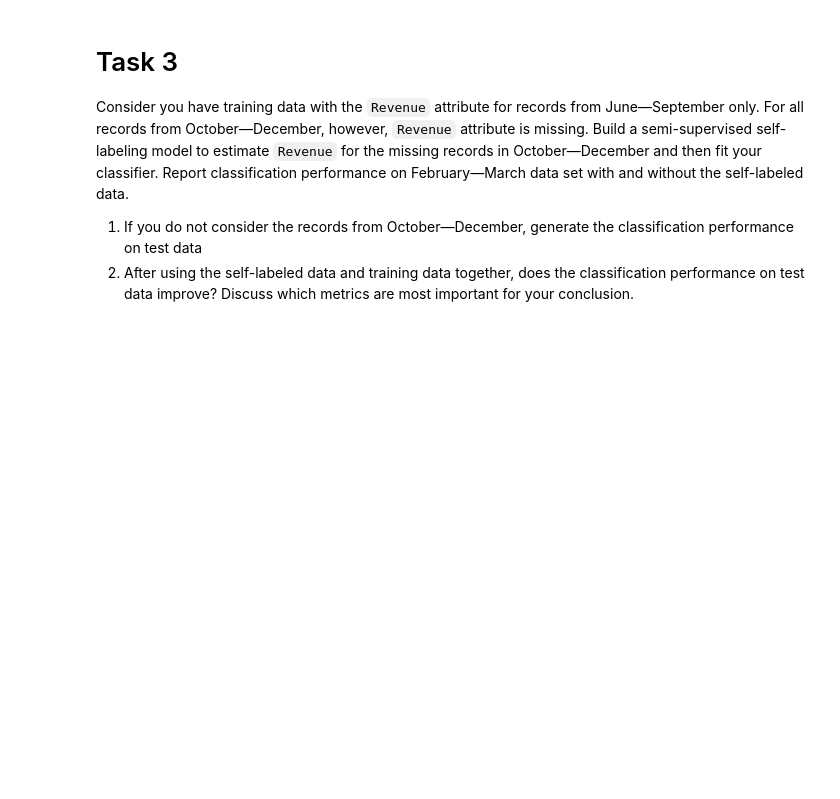
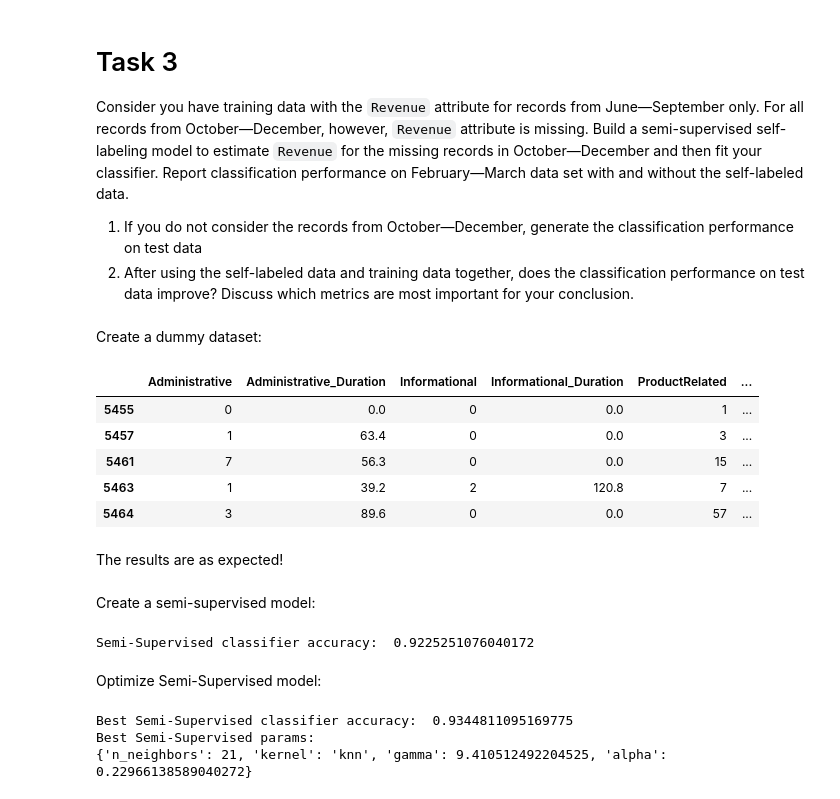
Before and after one commit to sangnguyens/machine-learning-engineer, a Jupyter notebook: assignments/midterm/nb/midterm-assignments-v0.ipynb, the cells around one changed output. Cells and saved outputs as stored; diff of their text form; code cells hidden in the pictures; blank space fills up the shorter version.

```diff
--- a/assignments/midterm/nb/midterm-assignments-v0.ipynb
+++ b/assignments/midterm/nb/midterm-assignments-v0.ipynb
@@ -509,3 +546,63 @@ Consider you have training data with the `Revenue` attribute for records from Ju
 
 1. If you do not consider the records from October—December, generate the classification performance on test data
 2. After using the self-labeled data and training data together, does the classification performance on test data improve? Discuss which metrics are most important for your conclusion.
+# %% [markdown]
+Create a dummy dataset:
+# %%
+# make dummy labels
+semi_train_data = train_data.copy()
+for i in semi_train_data.index:
+    if semi_train_data.loc[i, "Month"] > 9:
+        semi_train_data.loc[i, "Revenue"] = -1
+
+semi_train_data[semi_train_data["Month"] > 9].head()
+# %% [output]
+|  | Administrative | Administrative_Duration | Informational | Informational_Duration | ProductRelated | ... |
+| 5455 | 0 | 0.0 | 0 | 0.0 | 1 | ... |
+| 5457 | 1 | 63.4 | 0 | 0.0 | 3 | ... |
+| 5461 | 7 | 56.3 | 0 | 0.0 | 15 | ... |
+| 5463 | 1 | 39.2 | 2 | 120.8 | 7 | ... |
+| 5464 | 3 | 89.6 | 0 | 0.0 | 57 | ... |
+# %% [markdown]
+The results are as expected!
+# %% [markdown]
+Create a semi-supervised model:
+# %%
+# define model
+label_spread = LabelSpreading(kernel="knn", gamma=.01, alpha=0.1)
+
+# define X and y
+X_semi = semi_train_data[features].values
+y_semi = semi_train_data[labels].values
+
+# fitting
+label_spread.fit(X_semi, y_semi)
+
+# prediction
+preds_semi = label_spread.predict(X_test)
+print("Semi-Supervised classifier accuracy: ", accuracy_score(y_test, preds_semi))
+# %% [output]
+Semi-Supervised classifier accuracy:  0.9225251076040172
+# %% [markdown]
+Optimize Semi-Supervised model:
+# %%
+params_semi = {
+    "kernel": ["rbf", "knn"],
+    "n_neighbors": np.arange(2, 30, 1),
+    "gamma": np.random.uniform(0.0001, 30, 100),
+    "alpha": np.random.uniform(0.0001, 1, 20)
+}
+
+cv = StratifiedKFold(n_splits=5)
+
+randomsearch_semi = RandomizedSearchCV(estimator=label_spread, param_distributions=params_semi, cv=cv, scoring="accuracy")
+randomsearch_semi.fit(X_semi, y_semi)
+semi_estimator = randomsearch_semi.best_estimator_
+preds_semi = semi_estimator.predict(X_test)
+print("Best Semi-Supervised classifier accuracy: ", accuracy_score(y_test, preds_semi))
+print("Best Semi-Supervised params:")
+print(randomsearch_semi.best_params_)
+# %% [output]
+Best Semi-Supervised classifier accuracy:  0.9344811095169775
+Best Semi-Supervised params:
+{'n_neighbors': 21, 'kernel': 'knn', 'gamma': 9.410512492204525, 'alpha': 0.22966138589040272}
```
Also changed, not shown: parts of 27 cells of this notebook.
